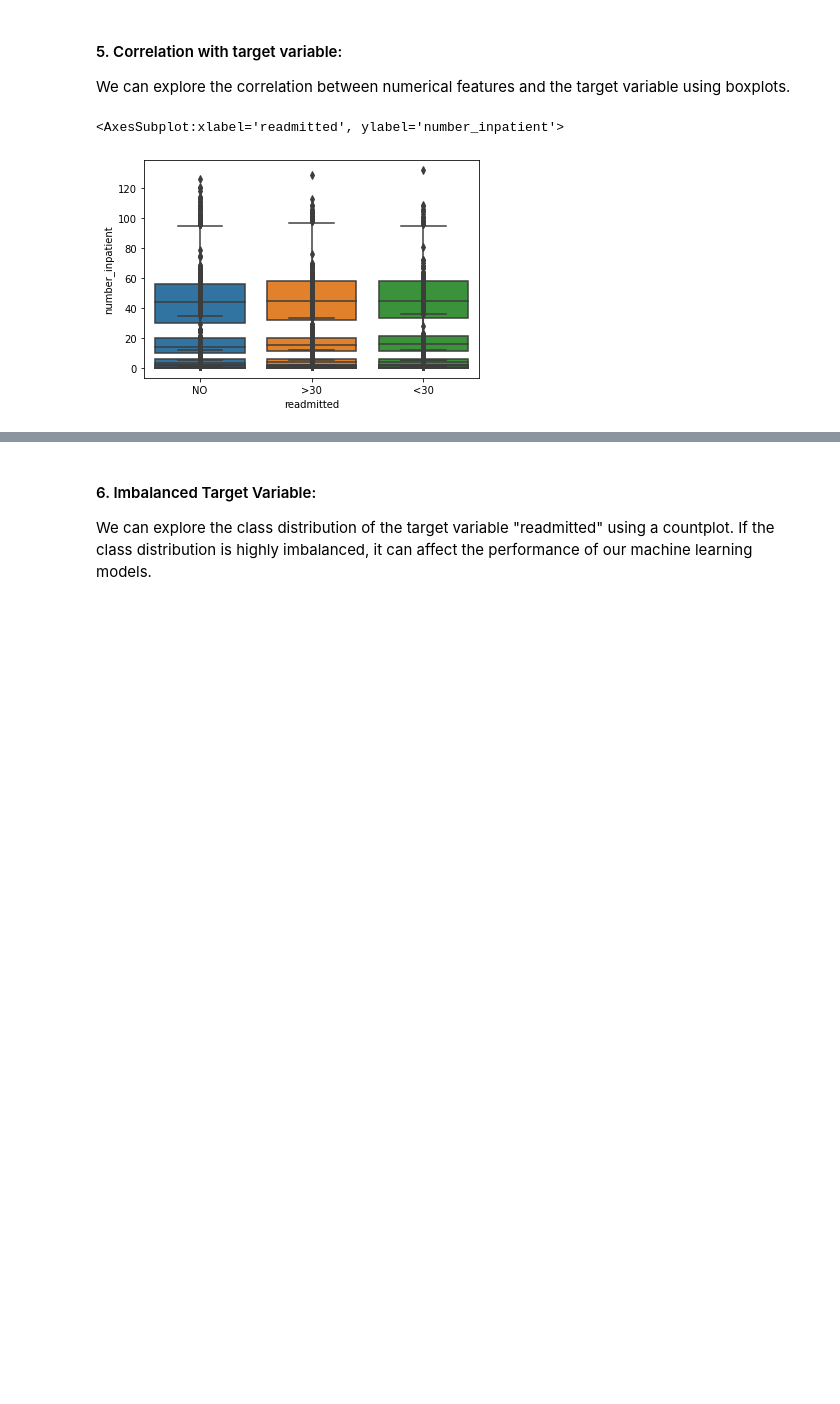
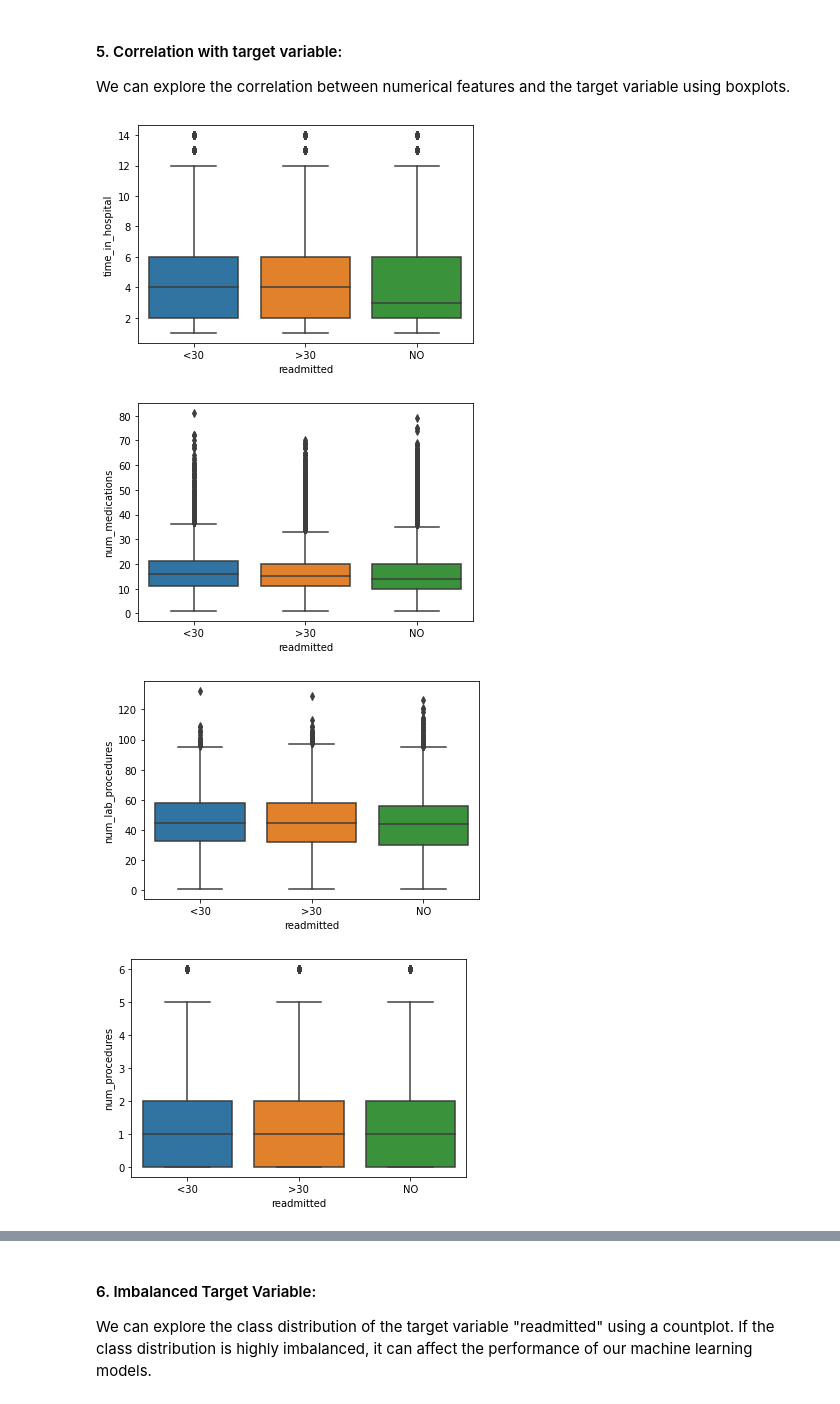
Before and after one commit to ranga-godhandaraman/diabeties-readmission, a Jupyter notebook: Group-7 Capstone Project.ipynb, the cells around one changed output, grey strips where cells are left out. Saved outputs shown, nothing was run; the diff lists cells and outputs as text; code cells hidden in the pictures; blank space fills up the shorter version.

```diff
--- a/Group-7 Capstone Project.ipynb
+++ b/Group-7 Capstone Project.ipynb
@@ -241,14 +292,14 @@ for x_variable, y_variable in variable_pairs_to_plot:
 # %% [markdown]
 #### 5. Correlation with target variable:
 We can explore the correlation between numerical features and the target variable using boxplots.
-# %%
-sns.boxplot(x="readmitted", y="time_in_hospital", data=df)
-sns.boxplot(x="readmitted", y="num_medications", data=df)
-sns.boxplot(x="readmitted", y="num_lab_procedures", data=df)
-sns.boxplot(x="readmitted", y="num_procedures", data=df)
-sns.boxplot(x="readmitted", y="number_outpatient", data=df)
-sns.boxplot(x="readmitted", y="number_emergency", data=df)
-sns.boxplot(x="readmitted", y="number_inpatient", data=df)
-# %% [output]
-<AxesSubplot:xlabel='readmitted', ylabel='number_inpatient'>
-[figure, removed]
+# %%
+num_cols = ['time_in_hospital', 'num_medications', 'num_lab_procedures','num_procedures', 'number_outpatient', 'number_emergency', 'number_inpatient']
+
+for col in num_cols:
+    sns.boxplot(x="readmitted", y=col, data=df)
+    plt.show()
+# %% [output]
+[figure, added]
+[figure, added]
+[figure, added]
+[figure, added]
```
Also changed, not shown: parts of 26 cells of this notebook.
